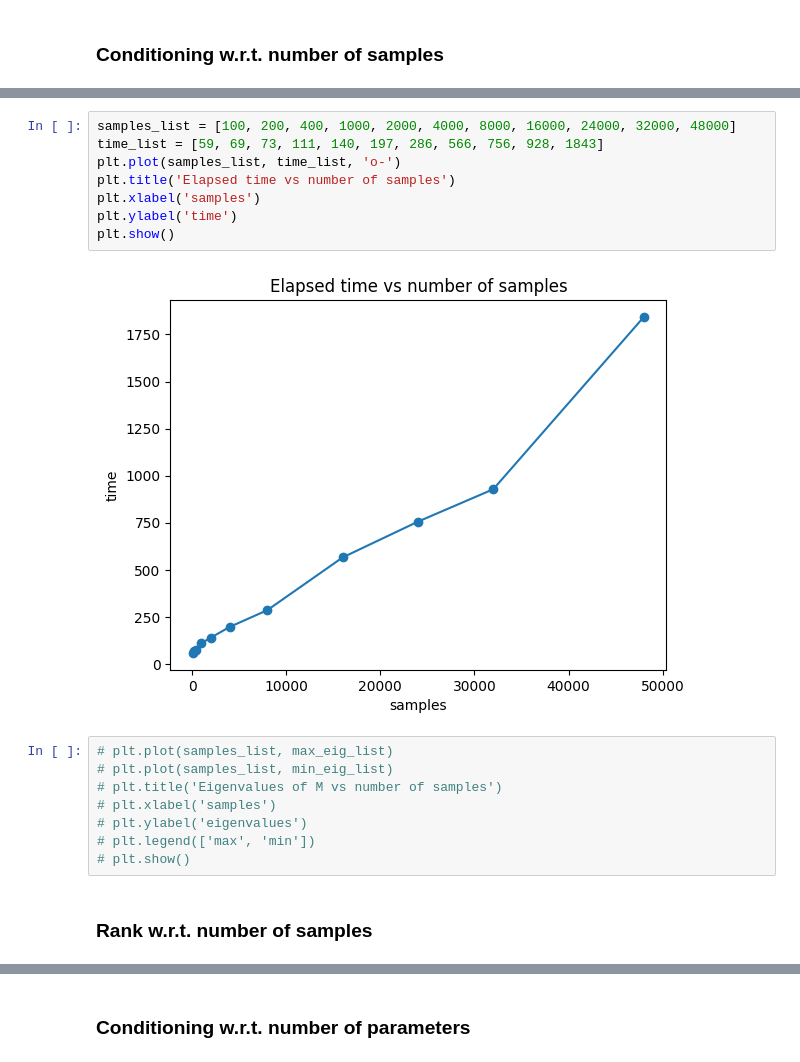
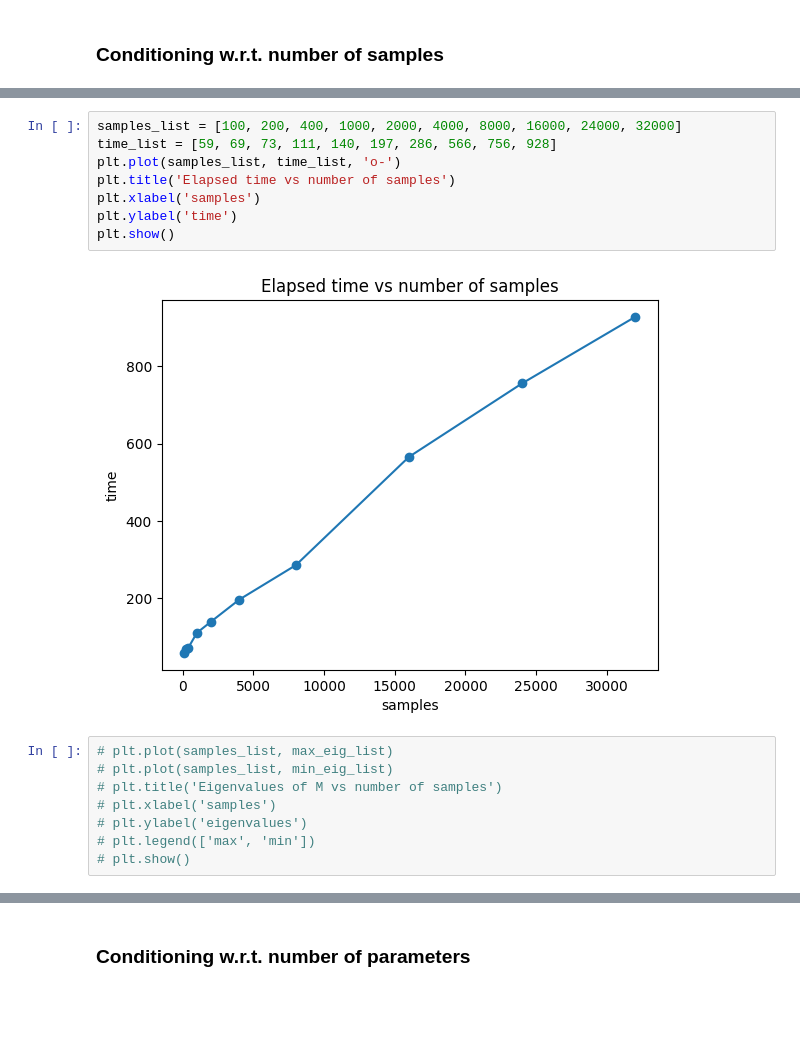
Before and after one commit to FraBet29/Neural_Galerkin, a Jupyter notebook: Allen-Cahn_conditioning.ipynb, the cells around one changed output, grey strips where cells are left out. Drawn from its saved outputs; the diff is of its cells as text; blank space fills up the shorter version.

```diff
--- a/Allen-Cahn_conditioning.ipynb
+++ b/Allen-Cahn_conditioning.ipynb
@@ -282,13 +262,13 @@ plt.show()
 # %%
-samples_list = [100, 200, 400, 1000, 2000, 4000, 8000, 16000, 24000, 32000, 48000]
-time_list = [59, 69, 73, 111, 140, 197, 286, 566, 756, 928, 1843]
+samples_list = [100, 200, 400, 1000, 2000, 4000, 8000, 16000, 24000, 32000]
+time_list = [59, 69, 73, 111, 140, 197, 286, 566, 756, 928]
 plt.plot(samples_list, time_list, 'o-')
 plt.title('Elapsed time vs number of samples')
 plt.xlabel('samples')
 plt.ylabel('time')
 plt.show()
 # %% [output]
-[figure, old version]
+[figure, new version]
 # %%
 # plt.plot(samples_list, max_eig_list)
 # plt.plot(samples_list, min_eig_list)
@@ -297,5 +277,3 @@ plt.show()
 # plt.ylabel('eigenvalues')
 # plt.legend(['max', 'min'])
 # plt.show()
-# %% [markdown]
-### Rank w.r.t. number of samples
```
Also changed, not shown: parts of 10 cells of this notebook, 12 other files.
